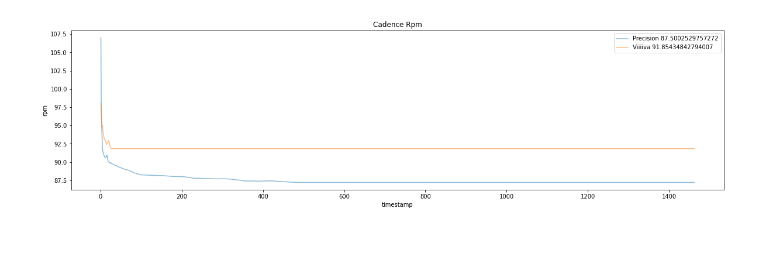
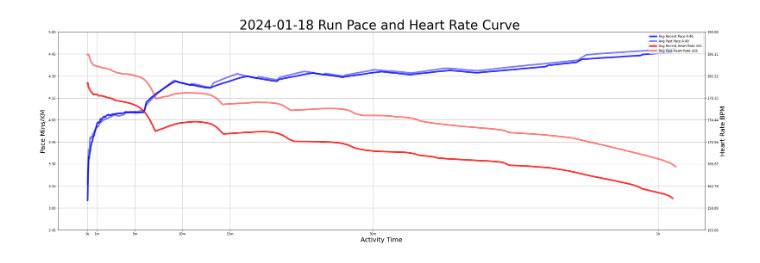
Before and after one commit to kevintalaue/analyse-fit-files, a Jupyter notebook: notebooks/fit.ipynb, the cells around one changed output. Cells and saved outputs as stored; diff of their text form; code cells hidden in the pictures.

Commit message:
new work done on pace and heart rate curve

```diff
--- a/notebooks/fit.ipynb
+++ b/notebooks/fit.ipynb
@@ -9,0 +13,11 @@ rivalcycle = get_fit_file_data("/home/jupyter-kevin/repos/analyse-fit-files/data
+# %%
+def mins_per_km(meters_per_second):
+    meters_per_kilometer = 1000
+    try:
+        meters_per_min = meters_per_second * 60
+        mins_per_kilometer = meters_per_kilometer / meters_per_min
+    except ZeroDivisionError:
+        return meters_per_second
+    except TypeError:
+        return meters_per_second
+    return mins_per_kilometer
@@ -10,3 +63,3 @@ rivalcycle = get_fit_file_data("/home/jupyter-kevin/repos/analyse-fit-files/data
 # %%
-precision_4iii = get_fit_file_data("/home/jupyter-kevin/repos/analyse-fit-files/data/2022_03_30_09_33_22.fit")
-wahoo_kicker_viiiiva = get_fit_file_data("/home/jupyter-kevin/repos/analyse-fit-files/data/Zwift_Tick_Tock_in_Watopia.fit")
+pace = get_fit_file_data("/home/jupyter-kevin/repos/analyse-fit-files/data/Morning_Run_2023_01_18.fit")
+speed = run_pace_curve(pace)
@@ -111,14 +66,44 @@ line_plot_compare(
-# %%
-line_plot_compare(
-    dataframe_list_to_compare=[
-        top_average_over_time(precision_4iii, "cadence_rpm"),
-        top_average_over_time(wahoo_kicker_viiiiva, "cadence_rpm"),
-    ],
-    datasource_list=[
-        "Precision",
-        "Viiiiva",
-    ],
-    signal="cadence_rpm",
-)
-# %% [output]
-[figure, removed]
+# %%
+pace1 = get_fit_file_data("/home/jupyter-kevin/repos/analyse-fit-files/data/Morning_Run_2023_01_09.fit")
+speed1 = run_pace_curve(pace1)
+# %%
+# plot properties
+fig, ax1 = plt.subplots(figsize=(30, 10)) # make the plot
+plt.title(f'{str(pace["timestamp_None"].dt.date.unique()[0])} Run Pace and Heart Rate Curve ', fontsize = 40) # title the plot
+
+# primary plot
+sp = ax1.plot(speed["timestamp_None"], speed["speed_pace"], color="blue", alpha=0.8, linewidth=5, label=f'Avg Recent Pace{y_tick_conversion(mins_per_km(pace["speed_m/s"].mean()))}') # plot speed pace curve over activity time
+sp1 = ax1.plot(speed1["timestamp_None"], speed1["speed_pace"], color="blue", alpha=0.5, linewidth=5, label=f'Avg Past Pace{y_tick_conversion(mins_per_km(pace1["speed_m/s"].mean()))}') # plot speed pace curve over activity time
+ax1.set_ylabel("Pace Mins/KM", fontsize = 20) # set the y label for pace
+# x ticks
+x_max_t = np.max(speed.index.max()) # total seconds in the data
+x_max_t = x_max_t/3600 # get the hours
+x_max_t = np.floor(x_max_t) # round downwards
+x_max_t = int(x_max_t * 3600) # maximum amount of seconds in the data
+xlabticks = {"0s": 0, "1m": 60, "5m": 300, "10m": 600, "15m": 900, "30m": 1800, "1h": 3600,  "2h": 7200, "3h": 10800, "4h": 14400, "5h": 18000, "6h": 21600, "7h": 25200, "8h": 28800, "9h": 32400, "10h": 36000, "11h": 39600, "12h": 43200, "13h": 46800, "14h": 50400, "15h": 54000, "16h": 57600, "17h": 61200, "18h": 64800, "19h": 68400, "20h": 72000, "21h": 75600, "22h": 79200, "23h": 82800} # dictionary of the x labels and ticks
+max_labels = len([value for value in list(xlabticks.values()) if value < np.max(pace.index.max())]) # number of maximum x ticks and labels for the data
+plt.xticks(ticks=list(xlabticks.values())[:max_labels], labels=list(xlabticks.keys())[:max_labels]) # set the x ticks
+plt.grid() # make a grid
+plt.xlabel("Activity Time", fontsize = 20) # x label
+
+# y ticks
+ylabticks = [y_tick_conversion(tick) for tick in (plt.yticks()[0])] # list of y labels and ticks
+plt.yticks(ticks=plt.yticks()[0], labels=ylabticks) # set the y ticks
+
+# seondary plot
+ax2 = ax1.twinx()  # instantiate a second axes that shares the same x-axis
+hr = ax2.plot(speed["timestamp_None"], speed["heart_rate"], color="red", alpha=0.8, linewidth=5, label=f'Avg Recent Heart Rate {pace["heart_rate_bpm"].mean().__round__()}') # plot heart rate curve over activity time
+hr1 = ax2.plot(speed1["timestamp_None"], speed1["heart_rate"], color="red", alpha=0.5, linewidth=5, label=f'Avg Past Heart Rate {pace1["heart_rate_bpm"].mean().__round__()}') # plot heart rate curve over activity time
+ax2.set_yticks(np.linspace(ax2.get_yticks()[0], ax2.get_yticks()[-1], len(ax1.get_yticks())))
+ax2.set_ylabel("Heart Rate BPM", fontsize = 20) # set the y label for heart rate
+
+# added these three lines
+lns = sp+sp1+hr+hr1
+labs = [l.get_label() for l in lns]
+ax2.legend(lns, labs, loc=0)
+
+# show the plot
+fig.tight_layout()  # otherwise the right y-label is slightly clipped
+plt.show() # show the plot
+# %% [output]
+[figure, added]
```
Also changed, not shown: parts of 14 cells of this notebook, 3 other files.
